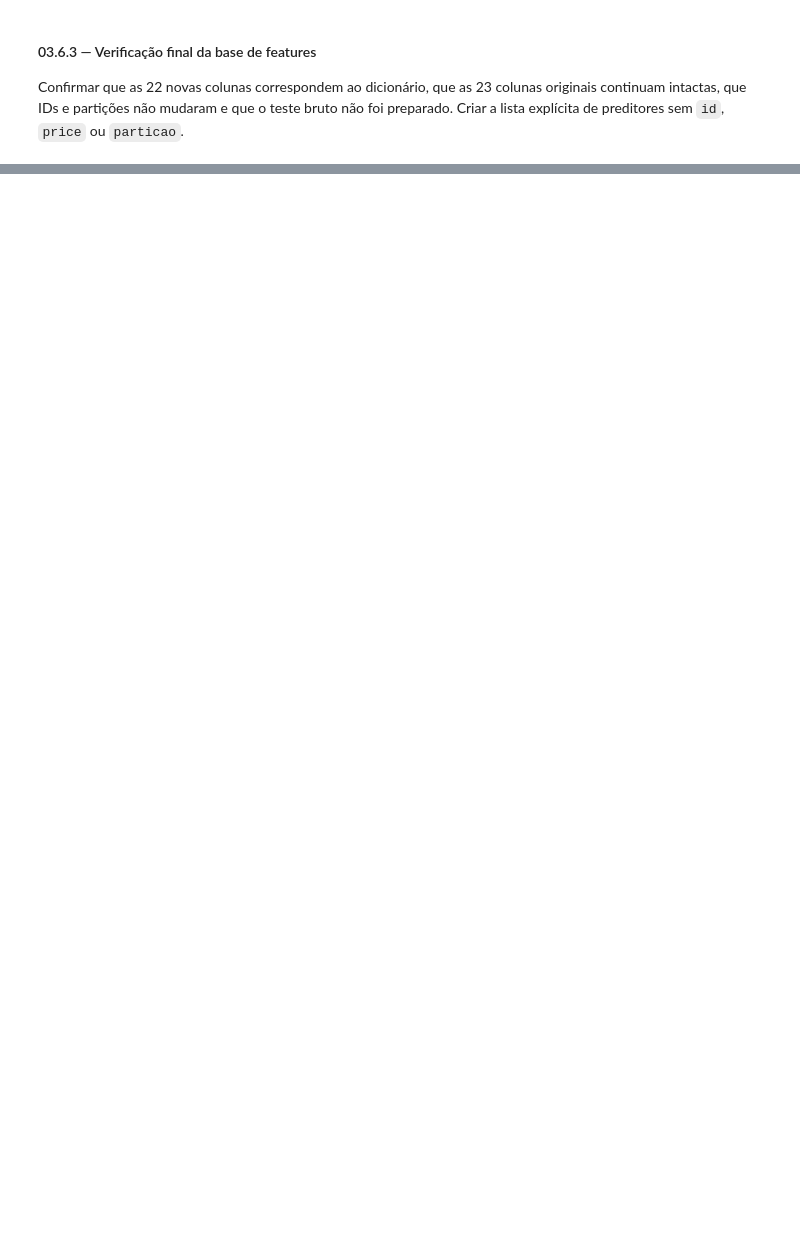
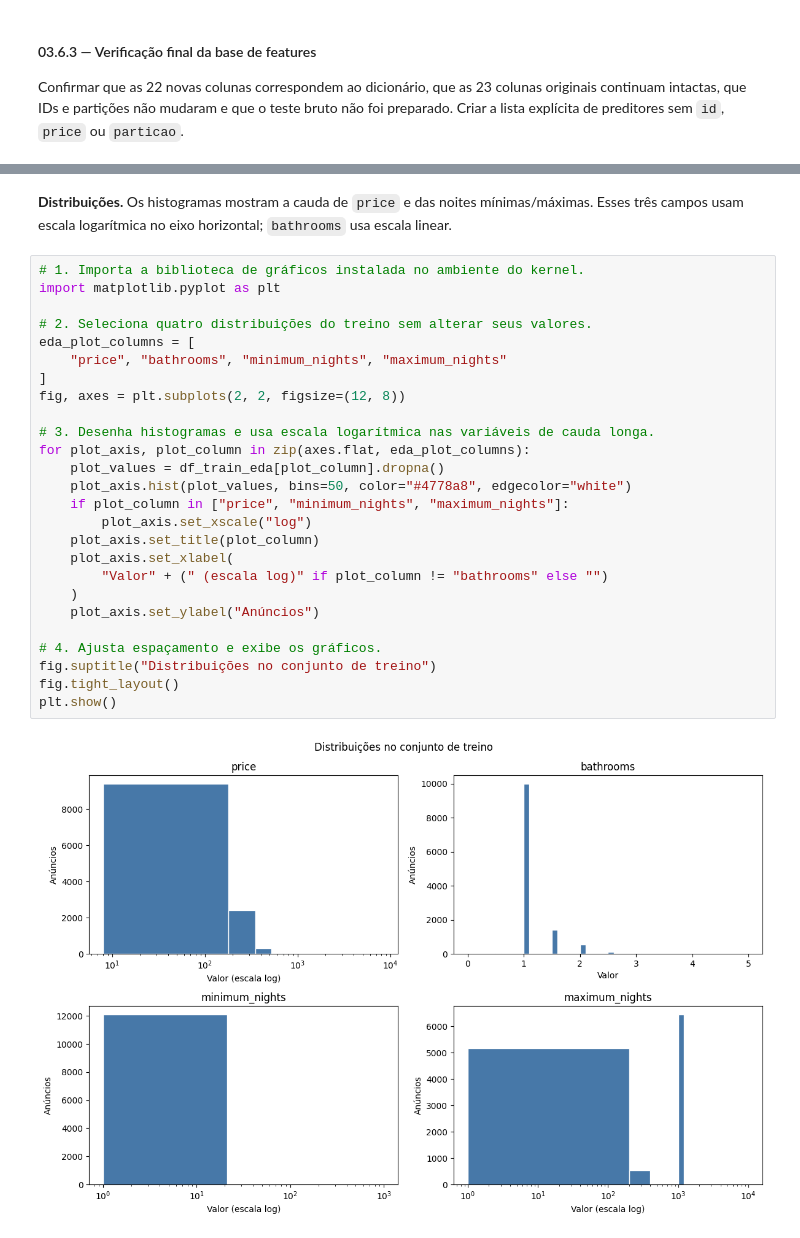
Before and after one commit to guigrandim/airbnb_price, a Jupyter notebook: notebooks/price_prediction.ipynb, the cells around one changed output, grey strips where cells are left out. Drawn from its saved outputs; the diff is of its cells as text; blank space fills up the shorter version.

```diff
--- a/notebooks/price_prediction.ipynb
+++ b/notebooks/price_prediction.ipynb
@@ -4111,0 +4246,30 @@ Partições na saída: {'treino': 12187, 'validação': 2619}
+# %% [markdown]
+**Distribuições.** Os histogramas mostram a cauda de `price` e das noites mínimas/máximas. Esses três campos usam escala logarítmica no eixo horizontal; `bathrooms` usa escala linear.
+# %%
+# 1. Importa a biblioteca de gráficos instalada no ambiente do kernel.
+import matplotlib.pyplot as plt
+
+# 2. Seleciona quatro distribuições do treino sem alterar seus valores.
+eda_plot_columns = [
+    "price", "bathrooms", "minimum_nights", "maximum_nights"
+]
+fig, axes = plt.subplots(2, 2, figsize=(12, 8))
+
+# 3. Desenha histogramas e usa escala logarítmica nas variáveis de cauda longa.
+for plot_axis, plot_column in zip(axes.flat, eda_plot_columns):
+    plot_values = df_train_eda[plot_column].dropna()
+    plot_axis.hist(plot_values, bins=50, color="#4778a8", edgecolor="white")
+    if plot_column in ["price", "minimum_nights", "maximum_nights"]:
+        plot_axis.set_xscale("log")
+    plot_axis.set_title(plot_column)
+    plot_axis.set_xlabel(
+        "Valor" + (" (escala log)" if plot_column != "bathrooms" else "")
+    )
+    plot_axis.set_ylabel("Anúncios")
+
+# 4. Ajusta espaçamento e exibe os gráficos.
+fig.suptitle("Distribuições no conjunto de treino")
+fig.tight_layout()
+plt.show()
+# %% [output]
+[figure, added]
```
Also changed, not shown: parts of 119 cells of this notebook, 12 other files.
